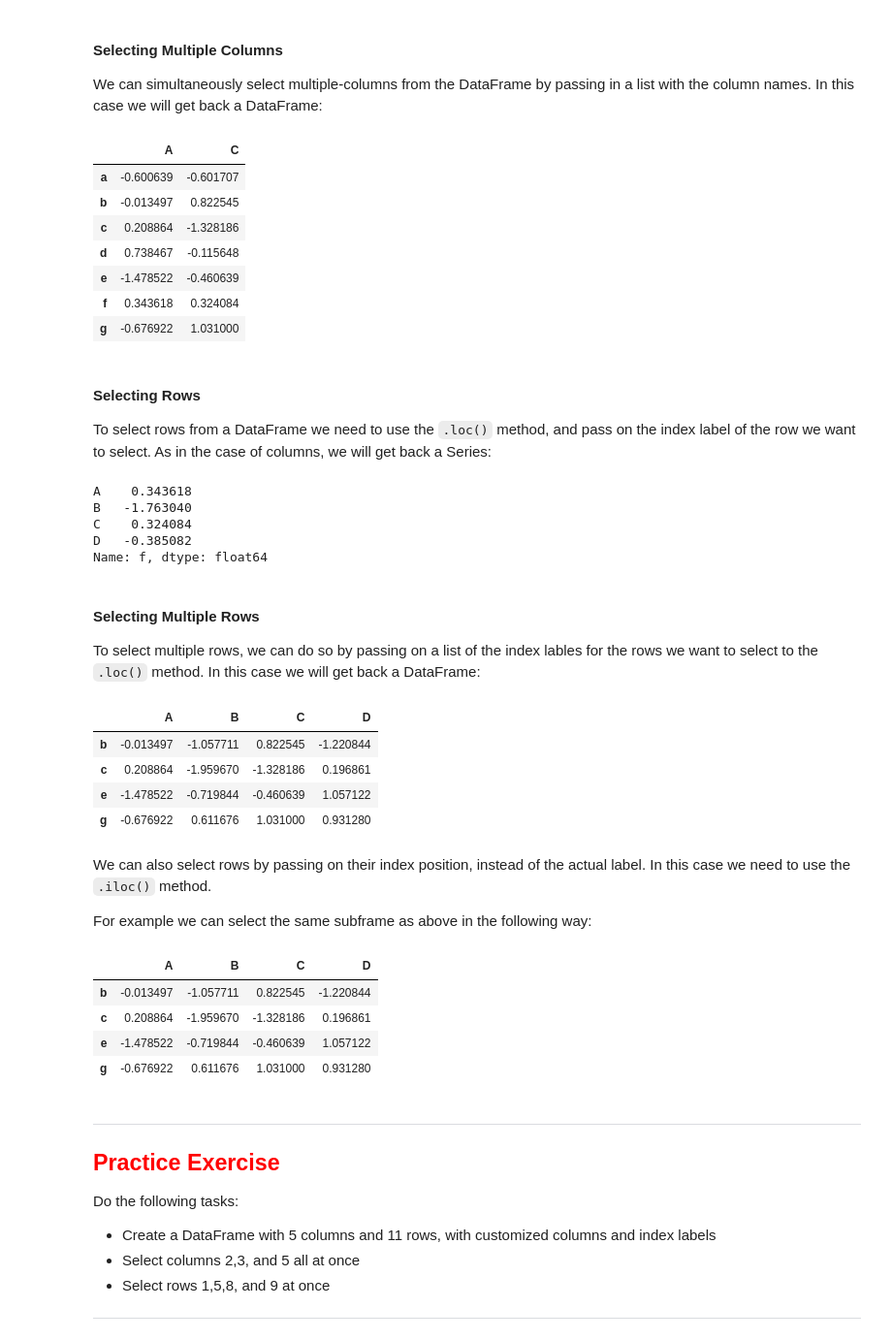
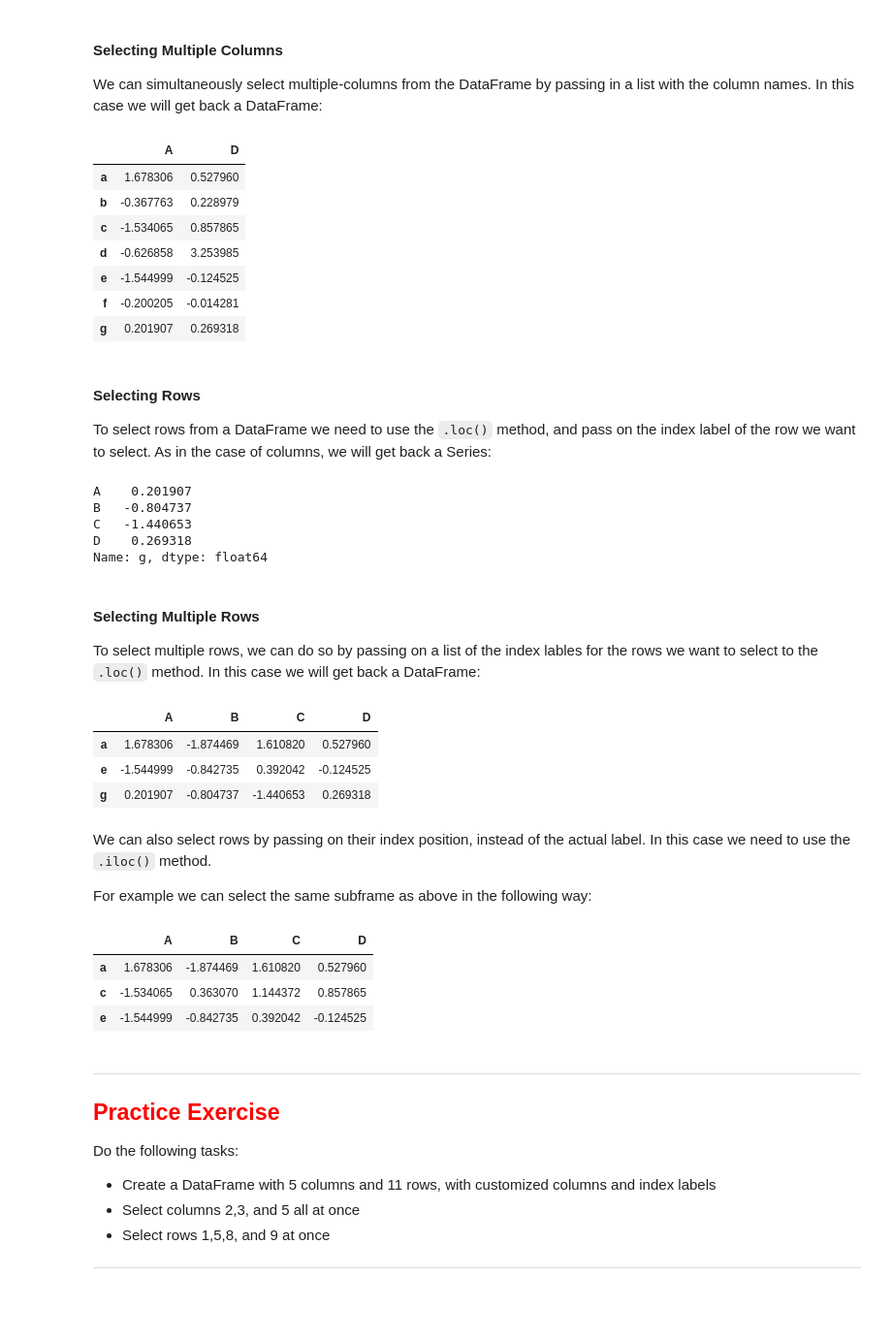
Before and after one commit to jkstarling/MA477-copy, a Jupyter notebook: MA477 - Theory and Applications of Data Science/Lessons/Lesson 3 - Pandas/Lesson 3 - Pandas.ipynb, the cells around one changed output. Shown at 97% size. Cells and saved outputs as stored; diff of their text form; code cells hidden in the pictures; blank space fills up the shorter version.

```diff
--- a/MA477 - Theory and Applications of Data Science/Lessons/Lesson 3 - Pandas/Lesson 3 - Pandas.ipynb
+++ b/MA477 - Theory and Applications of Data Science/Lessons/Lesson 3 - Pandas/Lesson 3 - Pandas.ipynb
@@ -342,52 +342,50 @@ The problem with selecting columns this way is if our column name is also a buil
 
 We can simultaneously select multiple-columns from the DataFrame by passing in a list with the column names. In this case we will get back a DataFrame:
 # %%
-df[['A','C']]
+df[['A','D']]
 # %% [output]
-|  | A | C |
-| a | -0.600639 | -0.601707 |
-| b | -0.013497 | 0.822545 |
-| c | 0.208864 | -1.328186 |
-| d | 0.738467 | -0.115648 |
-| e | -1.478522 | -0.460639 |
-| f | 0.343618 | 0.324084 |
-| g | -0.676922 | 1.031000 |
+|  | A | D |
+| a | 1.678306 | 0.527960 |
+| b | -0.367763 | 0.228979 |
+| c | -1.534065 | 0.857865 |
+| d | -0.626858 | 3.253985 |
+| e | -1.544999 | -0.124525 |
+| f | -0.200205 | -0.014281 |
+| g | 0.201907 | 0.269318 |
 # %% [markdown]
 <h4>Selecting Rows</h4>
 
 To select rows from a DataFrame we need to use the `.loc()` method, and pass on the index label of the row we want to select. As in the case of columns, we will get back a Series:
 # %%
-df.loc['f']
+df.loc['g']
 # %% [output]
-A    0.343618
-B   -1.763040
-C    0.324084
-D   -0.385082
-Name: f, dtype: float64
+A    0.201907
+B   -0.804737
+C   -1.440653
+D    0.269318
+Name: g, dtype: float64
 # %% [markdown]
 <h4> Selecting Multiple Rows</h4>
 
 To select multiple rows, we can do so by passing on a list of the index lables for the rows we want to select to the `.loc()` method. In this case we will get back a DataFrame:
 # %%
-df.loc[['b','c','e','g']]
+df.loc[['a','e','g']]
 # %% [output]
 |  | A | B | C | D |
-| b | -0.013497 | -1.057711 | 0.822545 | -1.220844 |
-| c | 0.208864 | -1.959670 | -1.328186 | 0.196861 |
-| e | -1.478522 | -0.719844 | -0.460639 | 1.057122 |
-| g | -0.676922 | 0.611676 | 1.031000 | 0.931280 |
+| a | 1.678306 | -1.874469 | 1.610820 | 0.527960 |
+| e | -1.544999 | -0.842735 | 0.392042 | -0.124525 |
+| g | 0.201907 | -0.804737 | -1.440653 | 0.269318 |
 # %% [markdown]
 We can also select rows by passing on their index position, instead of the actual label. In this case we need to use the `.iloc()` method.
 
 For example we can select the same subframe as above in the following way:
 # %%
-df.iloc[[1,2,4,6]]
+df.iloc[[0,2,4]]
 # %% [output]
 |  | A | B | C | D |
-| b | -0.013497 | -1.057711 | 0.822545 | -1.220844 |
-| c | 0.208864 | -1.959670 | -1.328186 | 0.196861 |
-| e | -1.478522 | -0.719844 | -0.460639 | 1.057122 |
-| g | -0.676922 | 0.611676 | 1.031000 | 0.931280 |
+| a | 1.678306 | -1.874469 | 1.610820 | 0.527960 |
+| c | -1.534065 | 0.363070 | 1.144372 | 0.857865 |
+| e | -1.544999 | -0.842735 | 0.392042 | -0.124525 |
 # %% [markdown]
 <hr style="height:2px;border:none;color:#333;background-color:#333;" />
 
```
Also changed, not shown: parts of 37 cells of this notebook, 2 other files.
